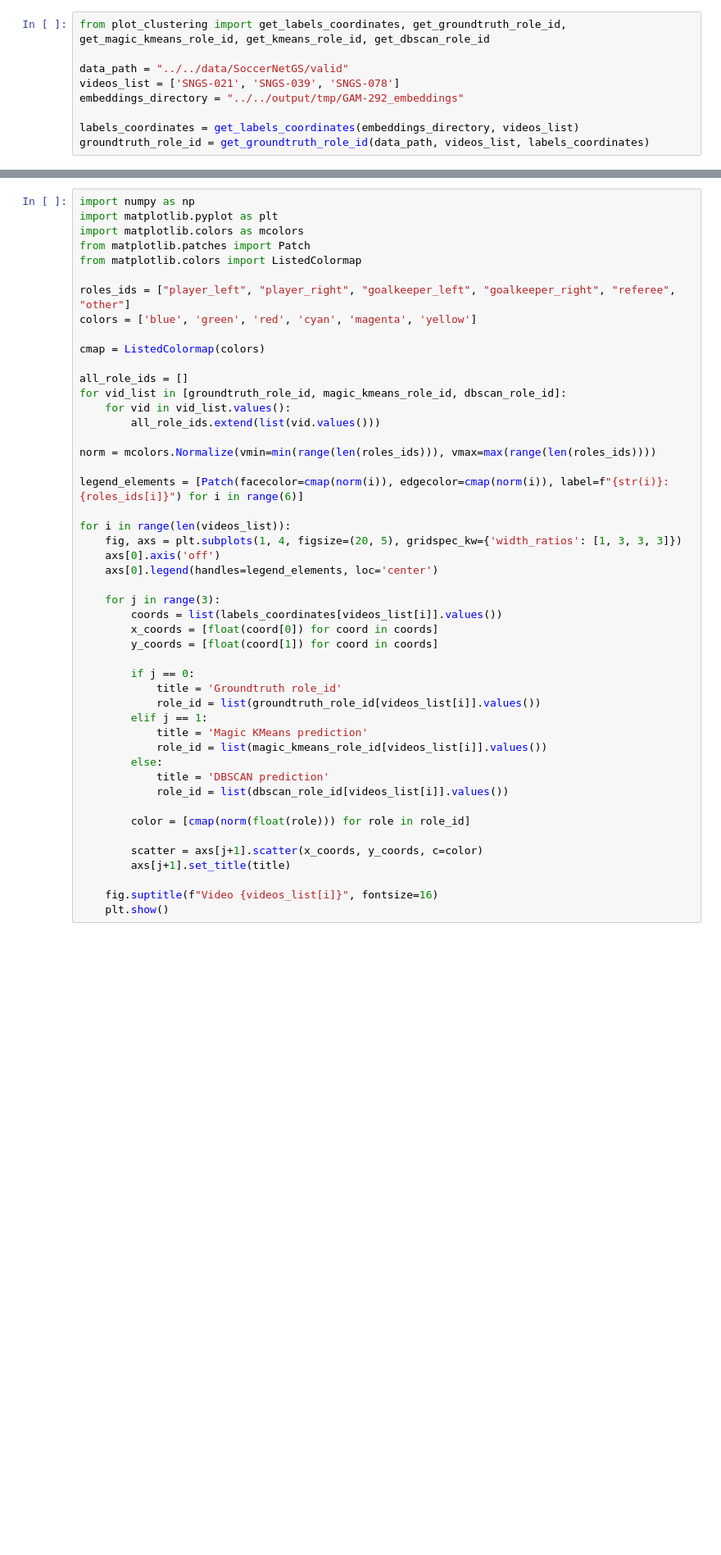
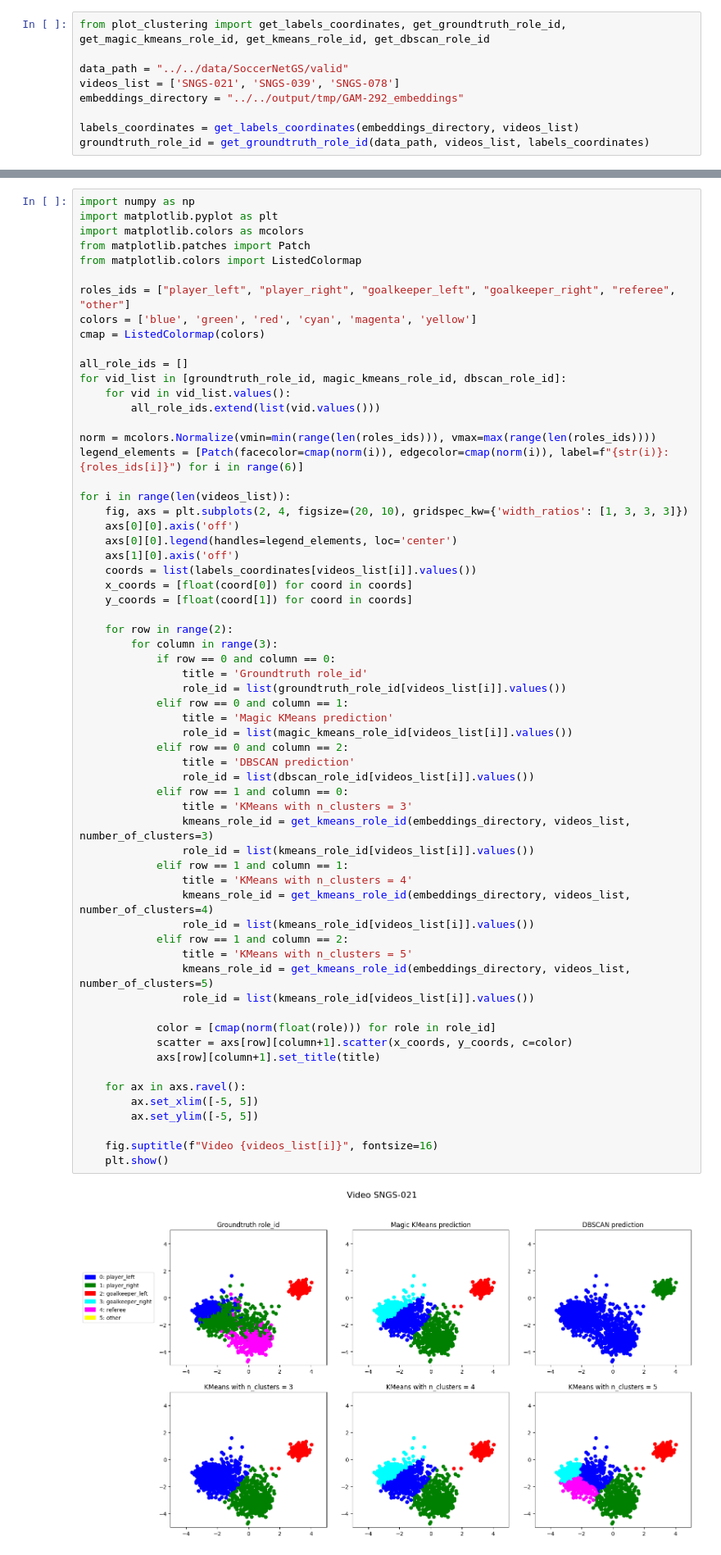
Before and after one commit to eidos-ai/GameStateChallenge, a Jupyter notebook: src/eval/plot_clustering.ipynb, the cells around one changed output, grey strips where cells are left out. Shown: that part at 82% size. Drawn from its saved outputs; the diff is of its cells as text; blank space fills up the shorter version.

Commit message:
kmeans with different n_clusters

```diff
--- a/src/eval/plot_clustering.ipynb
+++ b/src/eval/plot_clustering.ipynb
@@ -16,48 +13,64 @@ dbscan_role_id = get_dbscan_role_id(embeddings_directory, videos_list, eps=0.5,
 # %%
 import numpy as np
 import matplotlib.pyplot as plt
 import matplotlib.colors as mcolors
 from matplotlib.patches import Patch
 from matplotlib.colors import ListedColormap
 
 roles_ids = ["player_left", "player_right", "goalkeeper_left", "goalkeeper_right", "referee", "other"]
 colors = ['blue', 'green', 'red', 'cyan', 'magenta', 'yellow']
-
 cmap = ListedColormap(colors)
 
 all_role_ids = []
 for vid_list in [groundtruth_role_id, magic_kmeans_role_id, dbscan_role_id]:
     for vid in vid_list.values():
         all_role_ids.extend(list(vid.values()))
 
 norm = mcolors.Normalize(vmin=min(range(len(roles_ids))), vmax=max(range(len(roles_ids))))
-
 legend_elements = [Patch(facecolor=cmap(norm(i)), edgecolor=cmap(norm(i)), label=f"{str(i)}: {roles_ids[i]}") for i in range(6)]
 
 for i in range(len(videos_list)):
-    fig, axs = plt.subplots(1, 4, figsize=(20, 5), gridspec_kw={'width_ratios': [1, 3, 3, 3]})
-    axs[0].axis('off')
-    axs[0].legend(handles=legend_elements, loc='center')
+    fig, axs = plt.subplots(2, 4, figsize=(20, 10), gridspec_kw={'width_ratios': [1, 3, 3, 3]})
+    axs[0][0].axis('off')
+    axs[0][0].legend(handles=legend_elements, loc='center')
+    axs[1][0].axis('off')
+    coords = list(labels_coordinates[videos_list[i]].values())
+    x_coords = [float(coord[0]) for coord in coords]
+    y_coords = [float(coord[1]) for coord in coords]
 
-    for j in range(3):
-        coords = list(labels_coordinates[videos_list[i]].values())
-        x_coords = [float(coord[0]) for coord in coords]
-        y_coords = [float(coord[1]) for coord in coords]
+    for row in range(2):
+        for column in range(3):
+            if row == 0 and column == 0:
+                title = 'Groundtruth role_id'
+                role_id = list(groundtruth_role_id[videos_list[i]].values())
+            elif row == 0 and column == 1:
+                title = 'Magic KMeans prediction'
+                role_id = list(magic_kmeans_role_id[videos_list[i]].values())
+            elif row == 0 and column == 2:
+                title = 'DBSCAN prediction'
+                role_id = list(dbscan_role_id[videos_list[i]].values())
+            elif row == 1 and column == 0:
+                title = 'KMeans with n_clusters = 3'
+                kmeans_role_id = get_kmeans_role_id(embeddings_directory, videos_list, number_of_clusters=3)
+                role_id = list(kmeans_role_id[videos_list[i]].values())
+            elif row == 1 and column == 1:
+                title = 'KMeans with n_clusters = 4'
+                kmeans_role_id = get_kmeans_role_id(embeddings_directory, videos_list, number_of_clusters=4)
+                role_id = list(kmeans_role_id[videos_list[i]].values())
+            elif row == 1 and column == 2:
+                title = 'KMeans with n_clusters = 5'
+                kmeans_role_id = get_kmeans_role_id(embeddings_directory, videos_list, number_of_clusters=5)
+                role_id = list(kmeans_role_id[videos_list[i]].values())
 
-        if j == 0:
-            title = 'Groundtruth role_id'
-            role_id = list(groundtruth_role_id[videos_list[i]].values())
-        elif j == 1:
-            title = 'Magic KMeans prediction'
-            role_id = list(magic_kmeans_role_id[videos_list[i]].values())
-        else:
-            title = 'DBSCAN prediction'
-            role_id = list(dbscan_role_id[videos_list[i]].values())
+            color = [cmap(norm(float(role))) for role in role_id]
+            scatter = axs[row][column+1].scatter(x_coords, y_coords, c=color)
+            axs[row][column+1].set_title(title)
 
-        color = [cmap(norm(float(role))) for role in role_id]
-
-        scatter = axs[j+1].scatter(x_coords, y_coords, c=color)
-        axs[j+1].set_title(title)
+    for ax in axs.ravel():
+        ax.set_xlim([-5, 5])
+        ax.set_ylim([-5, 5])
 
     fig.suptitle(f"Video {videos_list[i]}", fontsize=16)
     plt.show()
+# %% [output]
+[figure, added]
```
Also changed, not shown: parts of 2 cells of this notebook.
